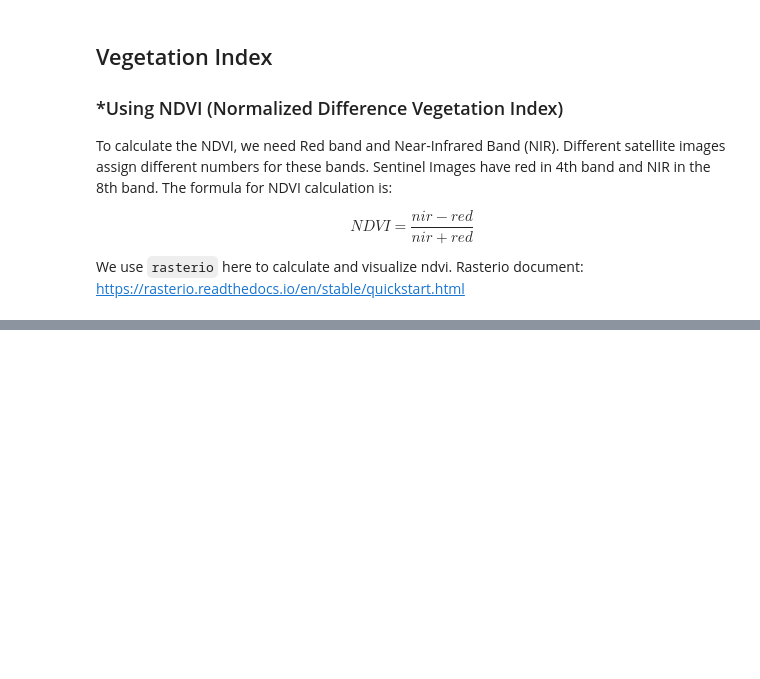
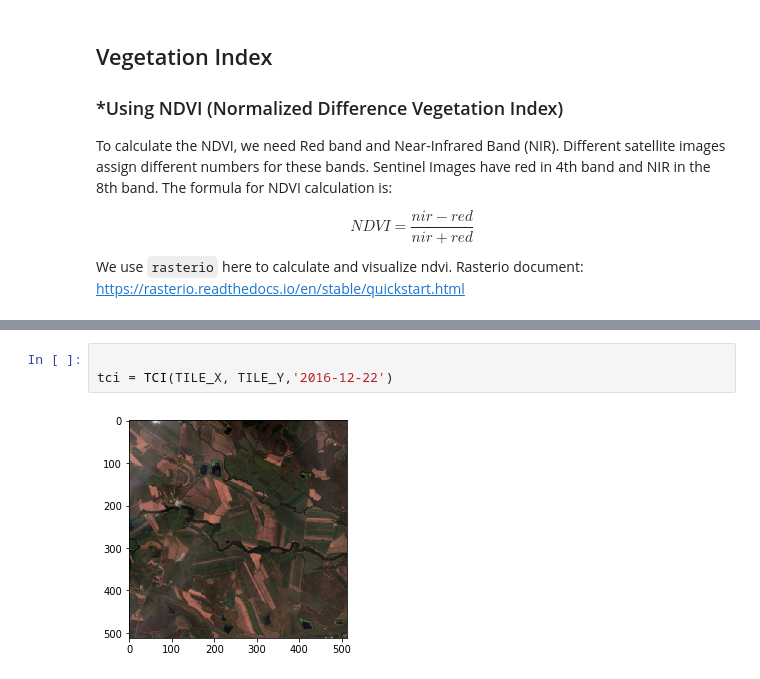
Before and after one commit to Phoebe0222/datathon, a Jupyter notebook: agri-indexes/NDVI.ipynb, the cells around one changed output, grey strips where cells are left out. Drawn from its saved outputs; the diff is of its cells as text; blank space fills up the shorter version.

```diff
--- a/agri-indexes/NDVI.ipynb
+++ b/agri-indexes/NDVI.ipynb
@@ -220,0 +185,5 @@ band_repre(TILE_X, TILE_Y,'2016-12-22')
+# %%
+
+tci = TCI(TILE_X, TILE_Y,'2016-12-22')
+# %% [output]
+[figure, added]
```
Also changed, not shown: parts of 15 cells of this notebook, 1 other file.
